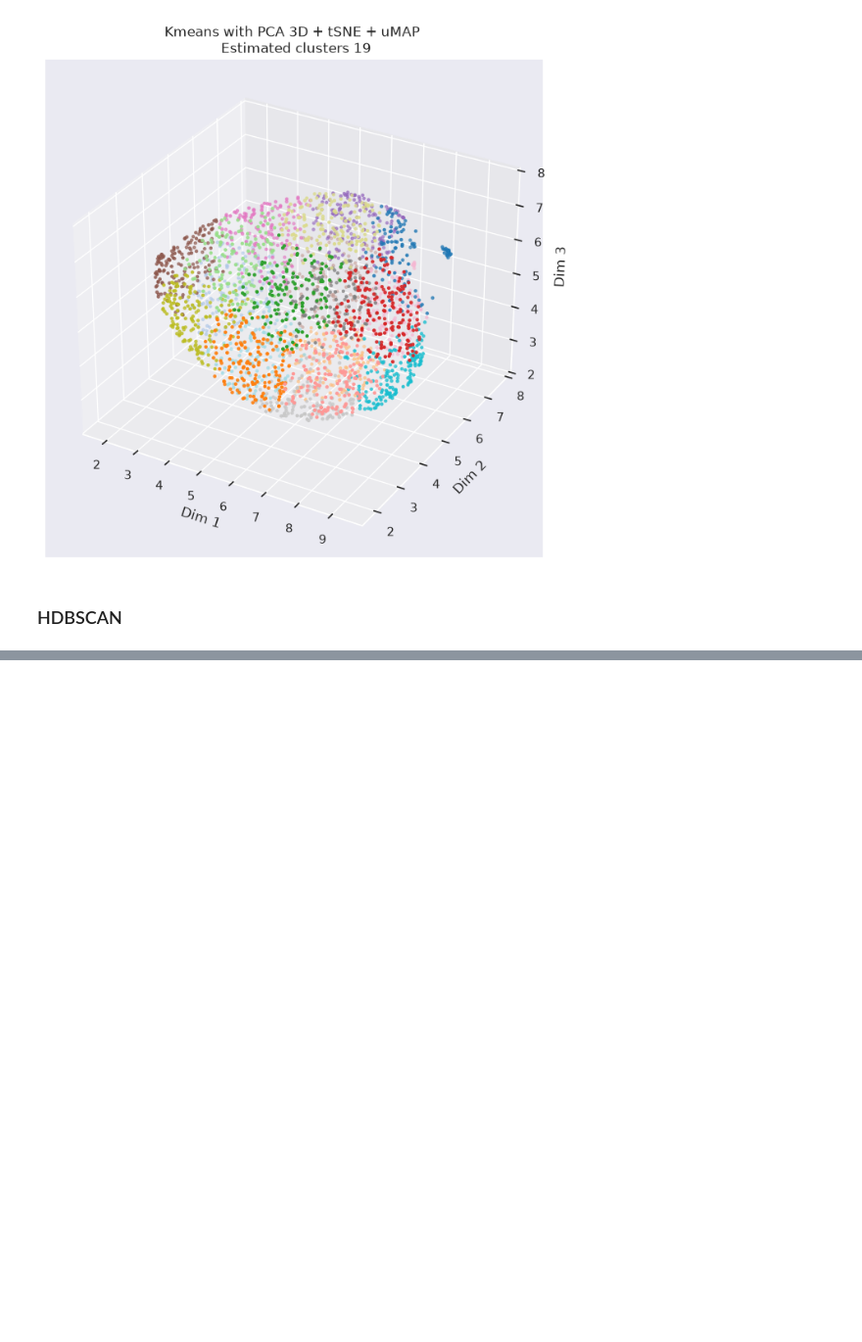
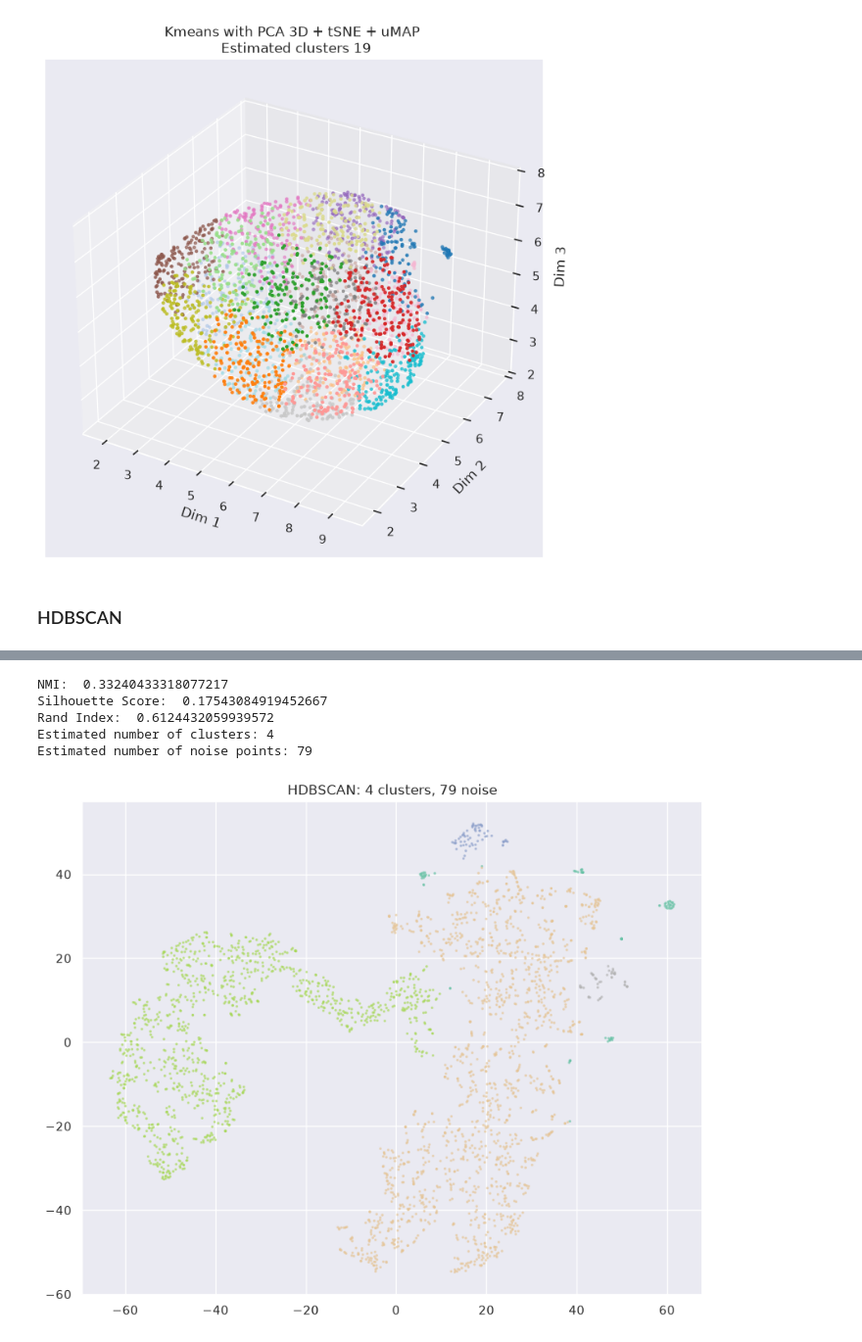
Before and after one commit to itsadhin/LatentSpace-Clustering, a Jupyter notebook: paul15.ipynb, the cells around one changed output, grey strips where cells are left out. Shown at 98% size. Cells and saved outputs as stored; diff of their text form; code cells hidden in the pictures; blank space fills up the shorter version.

```diff
--- a/paul15.ipynb
+++ b/paul15.ipynb
@@ -226,0 +266,30 @@ Rand Index:  0.8917130750036576
+# %%
+hdbscan = HDBSCAN(min_cluster_size=30, min_samples=5)
+pca = PCA(n_components=0.90)
+pca.fit(x_scaled)
+scores_pca = pca.transform(x_scaled)
+u = umap.UMAP(n_components=10, random_state=42).fit_transform(scores_pca)
+tsne = TSNE(n_components=2,random_state=3)
+t = tsne.fit_transform(u)
+labels = hdbscan.fit_predict(t)
+n_clusters_ = len(set(labels)) - (1 if -1 in labels else 0)
+n_noise_ = list(labels).count(-1)
+
+y_true = data.obs["paul15_clusters"].astype("category").cat.codes.to_numpy()
+print("NMI: ", normalized_mutual_info_score(y_true, labels))
+print("Silhouette Score: ", silhouette_score(t, labels))
+print("Rand Index: ", rand_score(y_true, labels))
+
+print("Estimated number of clusters:", n_clusters_)
+print("Estimated number of noise points:", n_noise_)
+plt.figure(figsize=(10, 8))
+plt.scatter(t[:, 0], t[:, 1], c=labels, cmap="Set2", s=2, alpha=0.5)
+plt.title(f"HDBSCAN: {n_clusters_} clusters, {n_noise_} noise")
+plt.show()
+# %% [output]
+NMI:  0.33240433318077217
+Silhouette Score:  0.17543084919452667
+Rand Index:  0.6124432059939572
+Estimated number of clusters: 4
+Estimated number of noise points: 79
+[figure, added]
```
Also changed, not shown: parts of 3 cells of this notebook.
